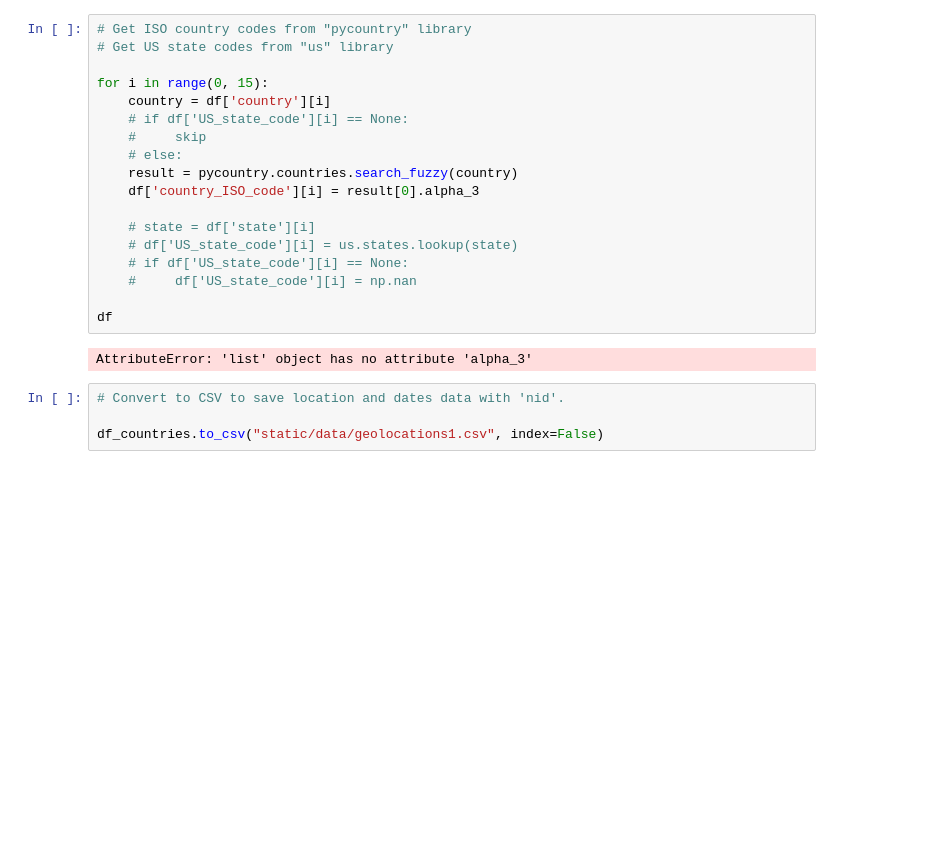
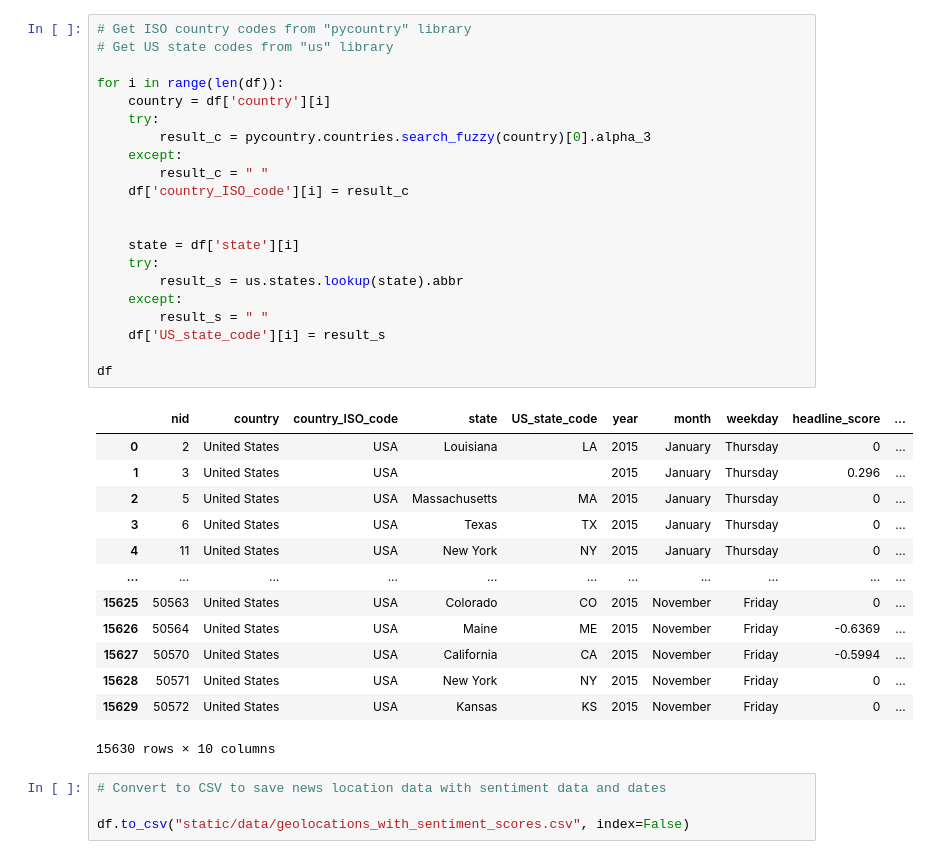
Before and after one commit to iCode13/News-Sentiment-Analysis-App, a Jupyter notebook: news_app/geo_heatmap2.ipynb, the cells around one changed output. Drawn from its saved outputs; the diff is of its cells as text; blank space fills up the shorter version.

Commit message:
data ready for plotly

```diff
--- a/news_app/geo_heatmap2.ipynb
+++ b/news_app/geo_heatmap2.ipynb
@@ -118,24 +125,39 @@ df_countries
 # %%
 # Get ISO country codes from "pycountry" library
 # Get US state codes from "us" library
 
-for i in range(0, 15):
+for i in range(len(df)):
     country = df['country'][i]
-    # if df['US_state_code'][i] == None:
-    #     skip
-    # else:
-    result = pycountry.countries.search_fuzzy(country)
-    df['country_ISO_code'][i] = result[0].alpha_3
+    try:
+        result_c = pycountry.countries.search_fuzzy(country)[0].alpha_3
+    except:
+        result_c = " "
+    df['country_ISO_code'][i] = result_c
 
-    # state = df['state'][i]
-    # df['US_state_code'][i] = us.states.lookup(state)
-    # if df['US_state_code'][i] == None:
-    #     df['US_state_code'][i] = np.nan
+
+    state = df['state'][i]
+    try:
+        result_s = us.states.lookup(state).abbr
+    except:
+        result_s = " "
+    df['US_state_code'][i] = result_s
 
 df
 # %% [output]
+|  | nid | country | country_ISO_code | state | US_state_code | year | month | weekday | headline_score | ... |
+| 0 | 2 | United States | USA | Louisiana | LA | 2015 | January | Thursday | 0 | ... |
+| 1 | 3 | United States | USA |  |  | 2015 | January | Thursday | 0.296 | ... |
+| 2 | 5 | United States | USA | Massachusetts | MA | 2015 | January | Thursday | 0 | ... |
+| 3 | 6 | United States | USA | Texas | TX | 2015 | January | Thursday | 0 | ... |
+| 4 | 11 | United States | USA | New York | NY | 2015 | January | Thursday | 0 | ... |
+| ... | ... | ... | ... | ... | ... | ... | ... | ... | ... | ... |
+| 15625 | 50563 | United States | USA | Colorado | CO | 2015 | November | Friday | 0 | ... |
+| 15626 | 50564 | United States | USA | Maine | ME | 2015 | November | Friday | -0.6369 | ... |
+| 15627 | 50570 | United States | USA | California | CA | 2015 | November | Friday | -0.5994 | ... |
+| 15628 | 50571 | United States | USA | New York | NY | 2015 | November | Friday | 0 | ... |
+| 15629 | 50572 | United States | USA | Kansas | KS | 2015 | November | Friday | 0 | ... |
-AttributeError: 'list' object has no attribute 'alpha_3'
+15630 rows × 10 columns
 # %%
-# Convert to CSV to save location and dates data with 'nid'.
+# Convert to CSV to save news location data with sentiment data and dates
 
-df_countries.to_csv("static/data/geolocations1.csv", index=False)
+df.to_csv("static/data/geolocations_with_sentiment_scores.csv", index=False)
```
Also changed, not shown: parts of 8 cells of this notebook, 2 other files.
